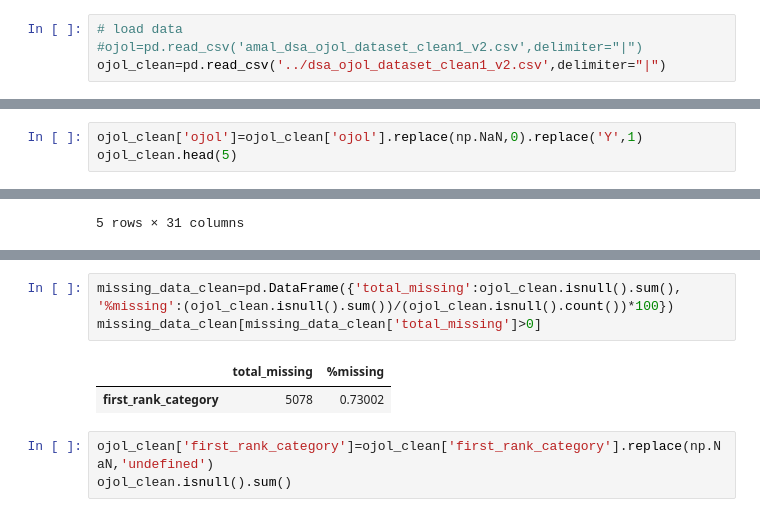
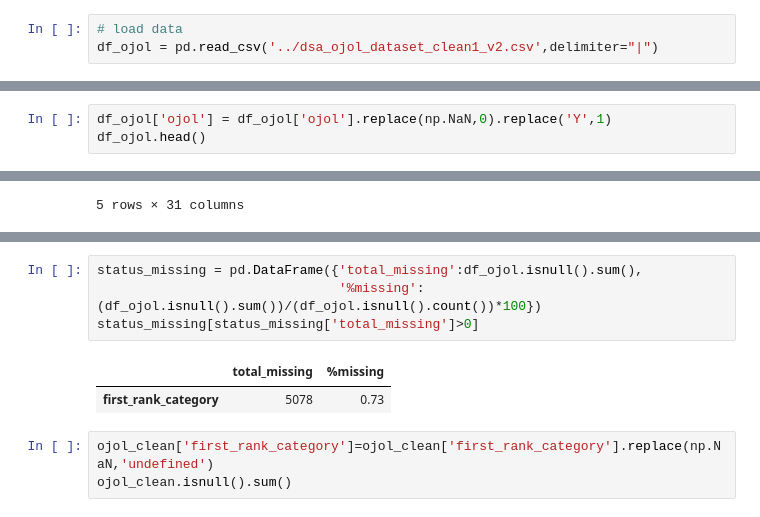
Before and after one commit to ekobudiprase/paket_ojol, a Jupyter notebook: paket_ojol.ipynb, the cells around one changed output, grey strips where cells are left out. Saved outputs shown, nothing was run; the diff lists cells and outputs as text.

```diff
--- a/paket_ojol.ipynb
+++ b/paket_ojol.ipynb
@@ -13,8 +13,7 @@ from scipy.stats import norm, skew
 pd.options.display.float_format = "{:.2f}".format # float format 2 number in decimal
 # %%
 # load data
-#ojol=pd.read_csv('amal_dsa_ojol_dataset_clean1_v2.csv',delimiter="|")
-ojol_clean=pd.read_csv('../dsa_ojol_dataset_clean1_v2.csv',delimiter="|")
+df_ojol = pd.read_csv('../dsa_ojol_dataset_clean1_v2.csv',delimiter="|")
 # %% [markdown]
 # DATA UNDERSTANDING
 ## Explore Data
@@ -96,6 +90,6 @@ missing_data_clean[missing_data_clean['total_missing']>0]
 # %%
-ojol_clean['ojol']=ojol_clean['ojol'].replace(np.NaN,0).replace('Y',1)
-ojol_clean.head(5)
+df_ojol['ojol'] = df_ojol['ojol'].replace(np.NaN,0).replace('Y',1)
+df_ojol.head()
 # %% [output]
 |  | msisdn | mytsel_app_user | total_revenue | rev_voice | rev_sms | rev_broadband | rev_voice_pack | ... |
 | 0 | 628111563256 | 1 | 10092 | 8132 | 800 | 0 | 0 | ... |
@@ -131,11 +125,12 @@ ojol_clean['ojol'].value_counts()
 0    340026
 Name: ojol, dtype: int64
 # %%
-missing_data_clean=pd.DataFrame({'total_missing':ojol_clean.isnull().sum(), '%missing':(ojol_clean.isnull().sum())/(ojol_clean.isnull().count())*100})
-missing_data_clean[missing_data_clean['total_missing']>0]
+status_missing = pd.DataFrame({'total_missing':df_ojol.isnull().sum(),
+                               '%missing':(df_ojol.isnull().sum())/(df_ojol.isnull().count())*100})
+status_missing[status_missing['total_missing']>0]
 # %% [output]
 |  | total_missing | %missing |
-| first_rank_category | 5078 | 0.73002 |
+| first_rank_category | 5078 | 0.73 |
 # %%
 ojol_clean['first_rank_category']=ojol_clean['first_rank_category'].replace(np.NaN,'undefined')
 ojol_clean.isnull().sum()
```
Also changed, not shown: parts of 9 cells of this notebook, 1 other file.
